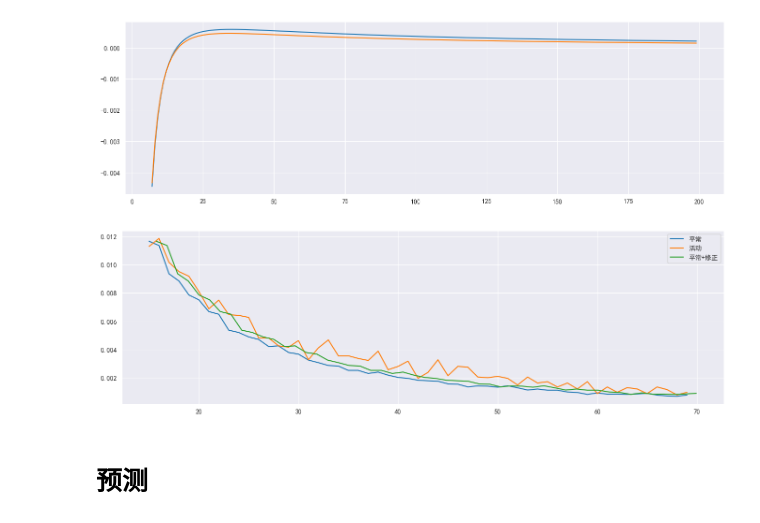
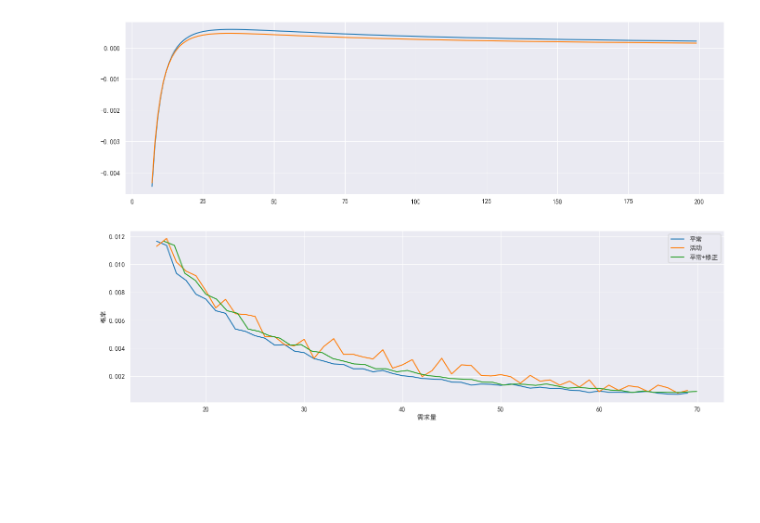
Before and after one commit to XDzzzzzZyq/MathorCup-2023-B, a Jupyter notebook: Ques3.ipynb, the cells around one changed output. Saved outputs shown, nothing was run; the diff lists cells and outputs as text; code cells hidden in the pictures; blank space fills up the shorter version.

```diff
--- a/Ques3.ipynb
+++ b/Ques3.ipynb
@@ -189,19 +199,19 @@ plt.subplots_adjust(left=0, right=2)
 # %%
 mean_fix = data.copy()
 mean_fix["qty"] = mean_fix["qty"].apply(lambda x: k * x ** p)
 
 count3 = mean_fix[["product_no","qty"]].groupby("qty").count()
 count3.columns = ["count"]
 count3 /= len(mean_fix)
 
 plt.plot(count1[15:70], label = "平常")
 plt.plot(count2[15:70], label = "活动")
 plt.plot(count3[15:70], label = "平常+修正")
 
 plt.subplots_adjust(left=0, right=2)
+plt.xlabel("需求量")
+plt.ylabel("概率")
 plt.legend()
 plt.show()
 # %% [output]
-[figure, old version]
+[figure, new version]
-# %% [markdown]
-# 预测
```
Also changed, not shown: parts of 30 cells of this notebook.
